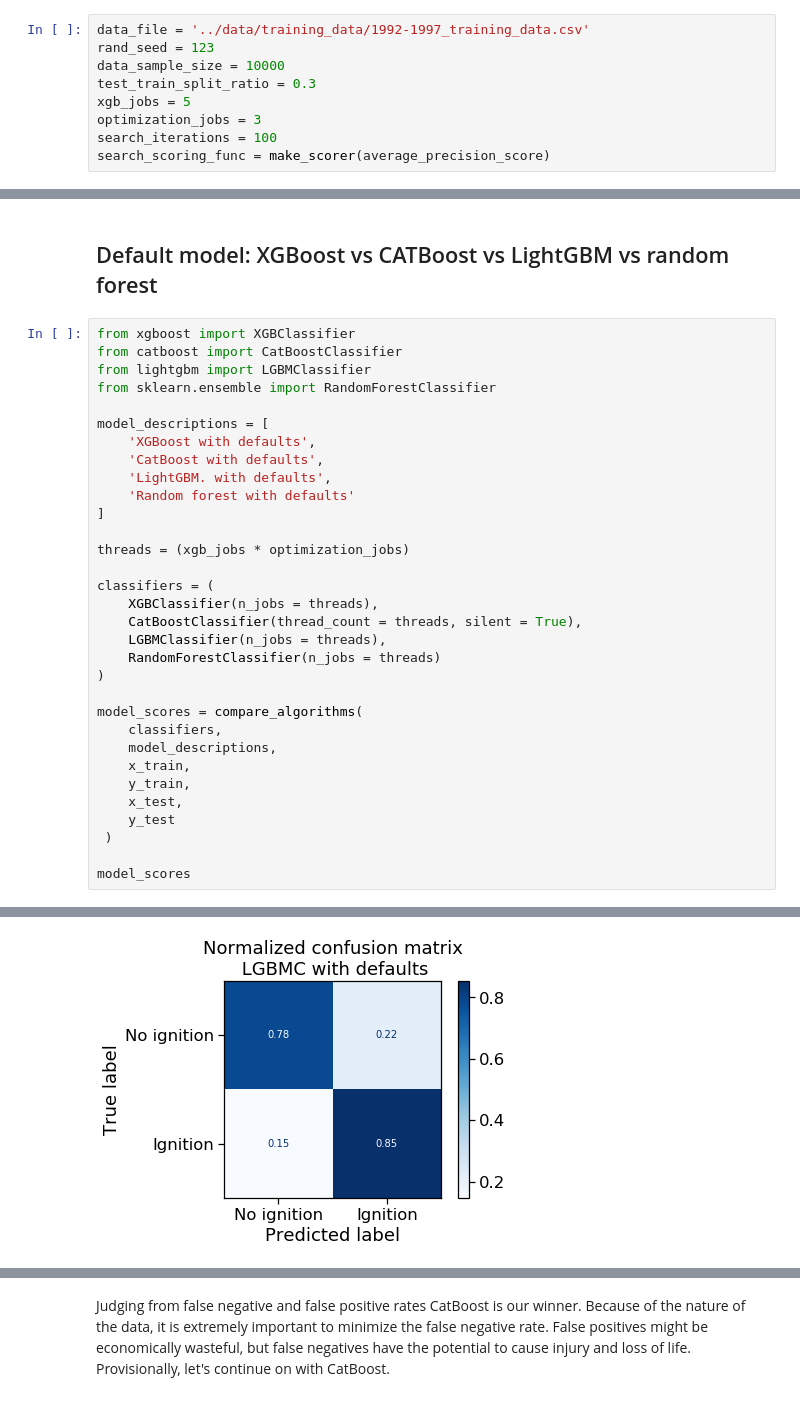
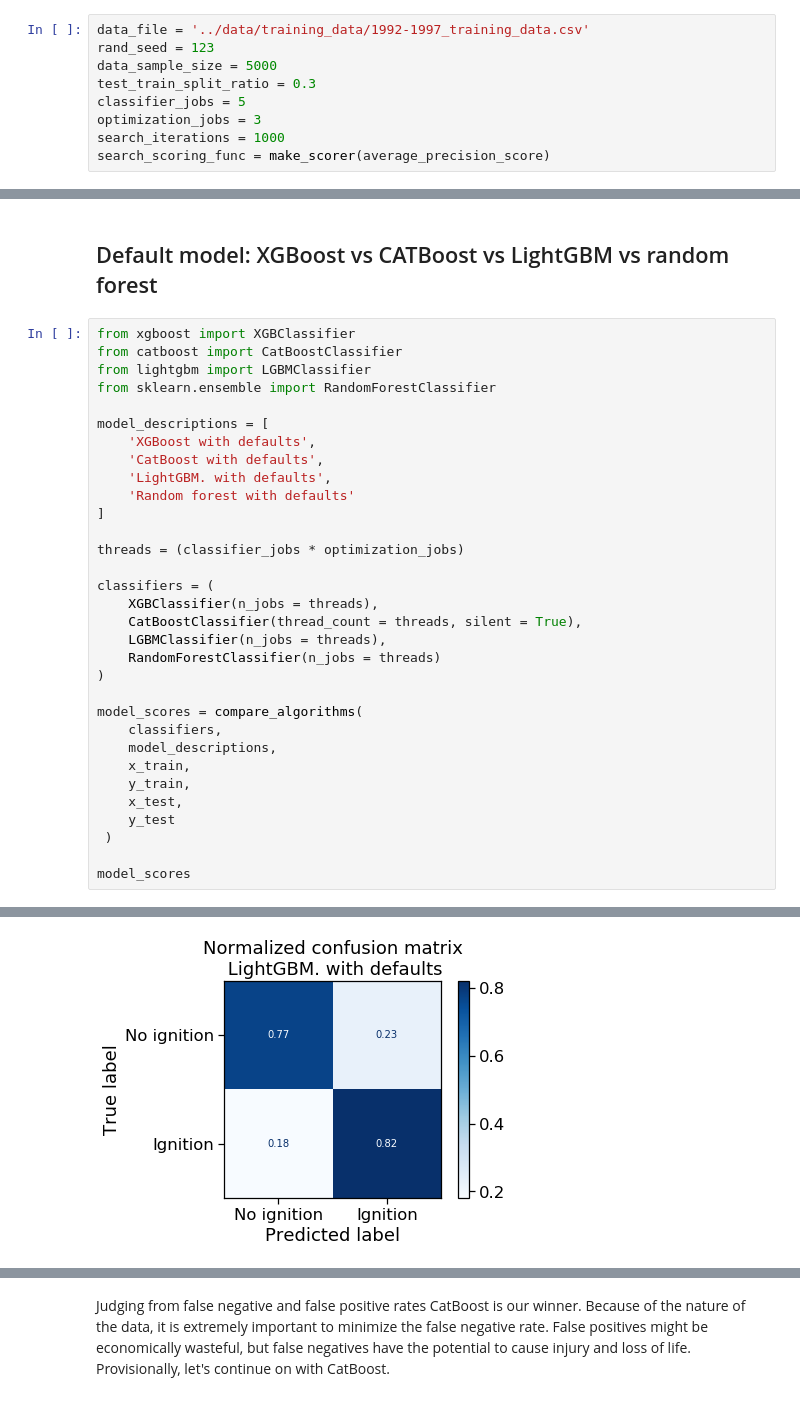
Before and after one commit to aristyogresearch/wildfire, a Jupyter notebook: notebooks/gradient_boosting_model_selection.ipynb, the cells around one changed output, grey strips where cells are left out. Drawn from its saved outputs; the diff is of its cells as text.

```diff
--- a/notebooks/gradient_boosting_model_selection.ipynb
+++ b/notebooks/gradient_boosting_model_selection.ipynb
@@ -42,11 +42,11 @@ sns.set_context("notebook", font_scale=1.5, rc={"lines.linewidth": 2.5})
 # %%
 data_file = '../data/training_data/1992-1997_training_data.csv'
 rand_seed = 123
-data_sample_size = 10000
+data_sample_size = 5000
 test_train_split_ratio = 0.3
-xgb_jobs = 5
+classifier_jobs = 5
 optimization_jobs = 3
-search_iterations = 100
+search_iterations = 1000
 search_scoring_func = make_scorer(average_precision_score)
 # %% [markdown]
 **Functions**
@@ -274,7 +345,7 @@ model_descriptions = [
     'Random forest with defaults'
 ]
 
-threads = (xgb_jobs * optimization_jobs)
+threads = (classifier_jobs * optimization_jobs)
 
 classifiers = (
     XGBClassifier(n_jobs = threads),
@@ -299 +370 @@ model_scores
-[figure, old version]
+[figure, new version]
```
Also changed, not shown: parts of 39 cells of this notebook.
